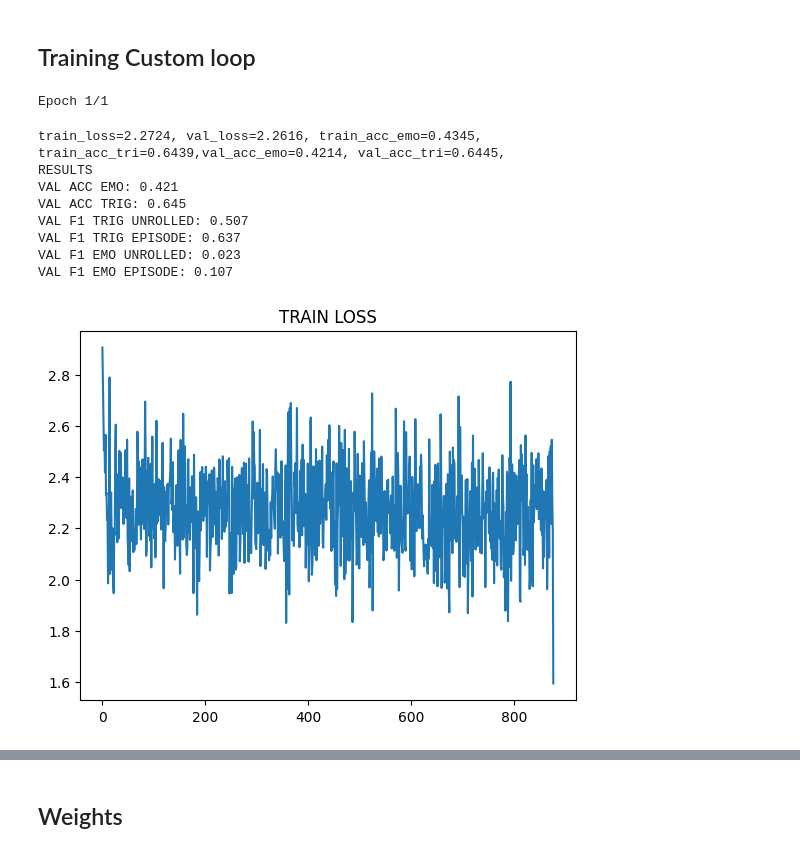
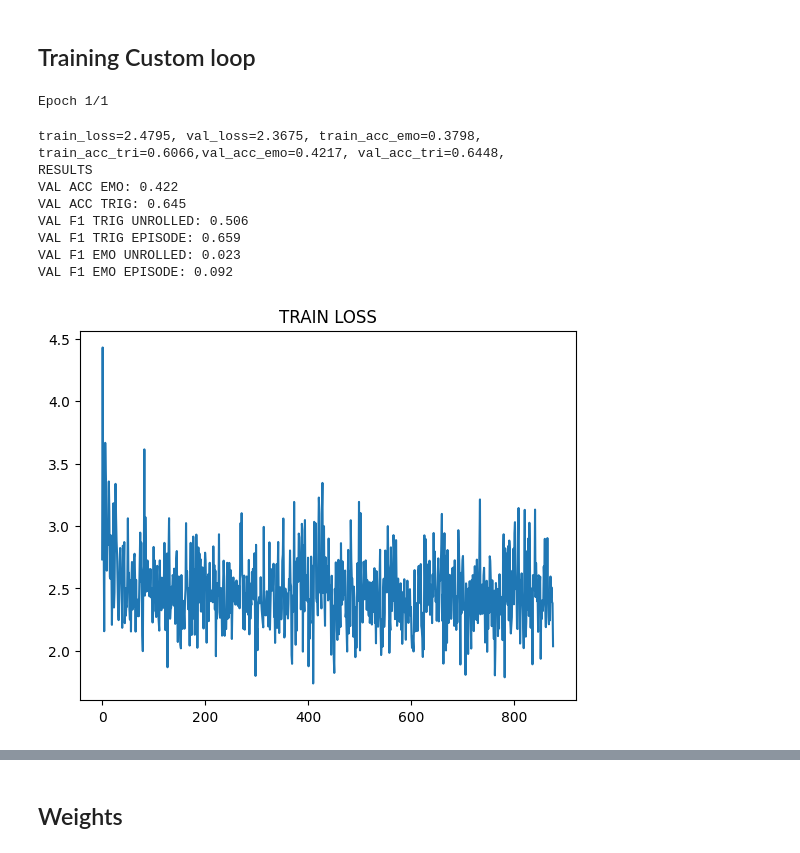
Before and after one commit to LeonardoM999/NLP-project, a Jupyter notebook: project.ipynb, the cells around one changed output, grey strips where cells are left out. Cells and saved outputs as stored; diff of their text form; code cells hidden in the pictures.

```diff
--- a/project.ipynb
+++ b/project.ipynb
@@ -1131,29 +1131,29 @@ validation_dl = torch.utils.data.DataLoader(
 N_EPOCHS = 1 if not (DEBUG_MODE) else 2
 # %%
 # FROZEN
-model_frozen, optimizer = setup(learning_rate=5e-4, frozen=True)
+model_frozen, optimizer = setup(learning_rate=5e-3, frozen=True)
 
 history_frozen = train_eval(
     train_dl,
     validation_dl,
     model=model_frozen,
     optimizer=optimizer,
     n_epochs=N_EPOCHS,
     save_name=f"test_model",
 )
 
 show_results(history_frozen)
 # %% [output]
 Epoch 1/1
-train_loss=2.2724, val_loss=2.2616, train_acc_emo=0.4345, train_acc_tri=0.6439,val_acc_emo=0.4214, val_acc_tri=0.6445,
+train_loss=2.4795, val_loss=2.3675, train_acc_emo=0.3798, train_acc_tri=0.6066,val_acc_emo=0.4217, val_acc_tri=0.6448,
 RESULTS
-VAL ACC EMO: 0.421
+VAL ACC EMO: 0.422
 VAL ACC TRIG: 0.645
-VAL F1 TRIG UNROLLED: 0.507
-VAL F1 TRIG EPISODE: 0.637
+VAL F1 TRIG UNROLLED: 0.506
+VAL F1 TRIG EPISODE: 0.659
 VAL F1 EMO UNROLLED: 0.023
-VAL F1 EMO EPISODE: 0.107
+VAL F1 EMO EPISODE: 0.092
-[figure, old version]
+[figure, new version]
 # %%
 torch.save(model_frozen.state_dict(), Path("models/model_frozen.bin"))
 # %%
```
Also changed, not shown: parts of 1 cell of this notebook.
